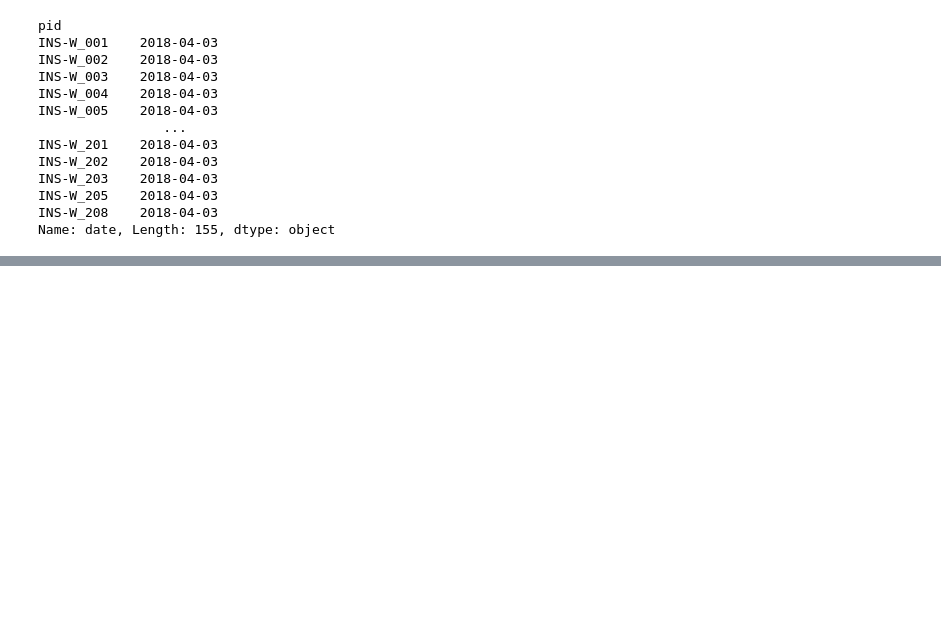
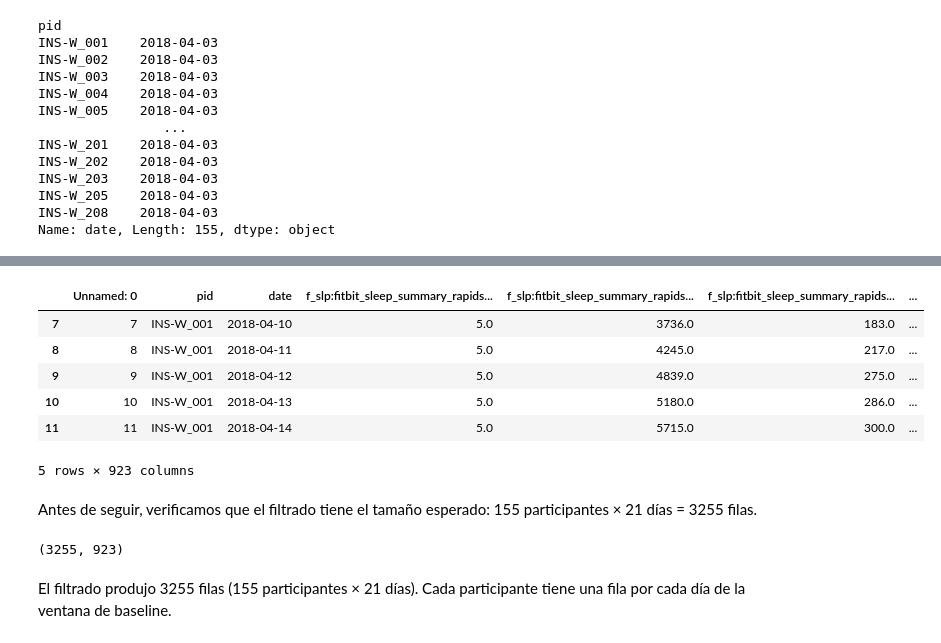
Before and after one commit to alejandrobarriel/globem, a Jupyter notebook: notebooks/globem.ipynb, the cells around one changed output, grey strips where cells are left out. Drawn from its saved outputs; the diff is of its cells as text; code cells hidden in the pictures; blank space fills up the shorter version.

```diff
--- a/notebooks/globem.ipynb
+++ b/notebooks/globem.ipynb
@@ -578,0 +581,3 @@ array(['INS-W_001', 'INS-W_002', 'INS-W_003', 'INS-W_004', 'INS-W_005',
+# %%
+df_sleep["date"] = pd.to_datetime(df_sleep["date"])
+df_sleep["date"].dtype
@@ -578,0 +590,4 @@ array(['INS-W_001', 'INS-W_002', 'INS-W_003', 'INS-W_004', 'INS-W_005',
+# %%
+start_date = pd.to_datetime(start_date)
+df_sleep["start_date"] = df_sleep["pid"].map(start_date)
+df_sleep["start_date"].head(10)
@@ -578,0 +610,3 @@ array(['INS-W_001', 'INS-W_002', 'INS-W_003', 'INS-W_004', 'INS-W_005',
+# %%
+df_sleep["day"] = df_sleep["date"] - df_sleep["start_date"]
+df_sleep["day"]
@@ -578,0 +628,3 @@ array(['INS-W_001', 'INS-W_002', 'INS-W_003', 'INS-W_004', 'INS-W_005',
+# %%
+df_sleep["day"] = df_sleep["day"].dt.days
+df_sleep["day"].head(10)
@@ -578,0 +647,19 @@ array(['INS-W_001', 'INS-W_002', 'INS-W_003', 'INS-W_004', 'INS-W_005',
+# %%
+df_sleep_baseline = df_sleep[(df_sleep["day"]>= 7) & (df_sleep["day"]<= 27)]
+df_sleep_baseline.head()
+# %% [output]
+|  | Unnamed: 0 | pid | date | f_slp:fitbit_sleep_summary_rapids... | f_slp:fitbit_sleep_summary_rapids... | f_slp:fitbit_sleep_summary_rapids... | ... |
+| 7 | 7 | INS-W_001 | 2018-04-10 | 5.0 | 3736.0 | 183.0 | ... |
+| 8 | 8 | INS-W_001 | 2018-04-11 | 5.0 | 4245.0 | 217.0 | ... |
+| 9 | 9 | INS-W_001 | 2018-04-12 | 5.0 | 4839.0 | 275.0 | ... |
+| 10 | 10 | INS-W_001 | 2018-04-13 | 5.0 | 5180.0 | 286.0 | ... |
+| 11 | 11 | INS-W_001 | 2018-04-14 | 5.0 | 5715.0 | 300.0 | ... |
+5 rows × 923 columns
+# %% [markdown]
+Antes de seguir, verificamos que el filtrado tiene el tamaño esperado: 155 participantes × 21 días = 3255 filas.
+# %%
+df_sleep_baseline.shape
+# %% [output]
+(3255, 923)
+# %% [markdown]
+El filtrado produjo 3255 filas (155 participantes × 21 días). Cada participante tiene una fila por cada día de la ventana de baseline.
```
Also changed, not shown: parts of 19 cells of this notebook.
